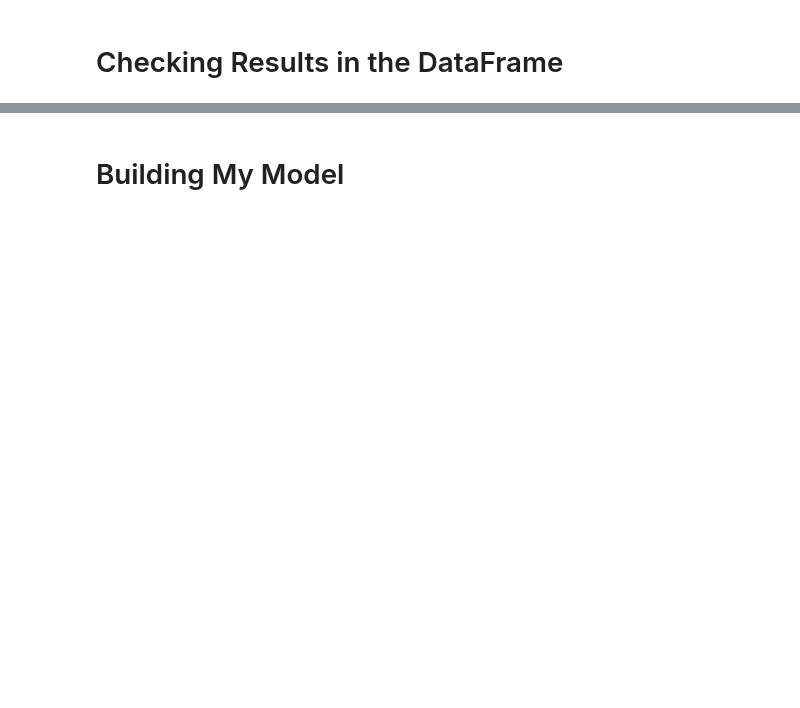
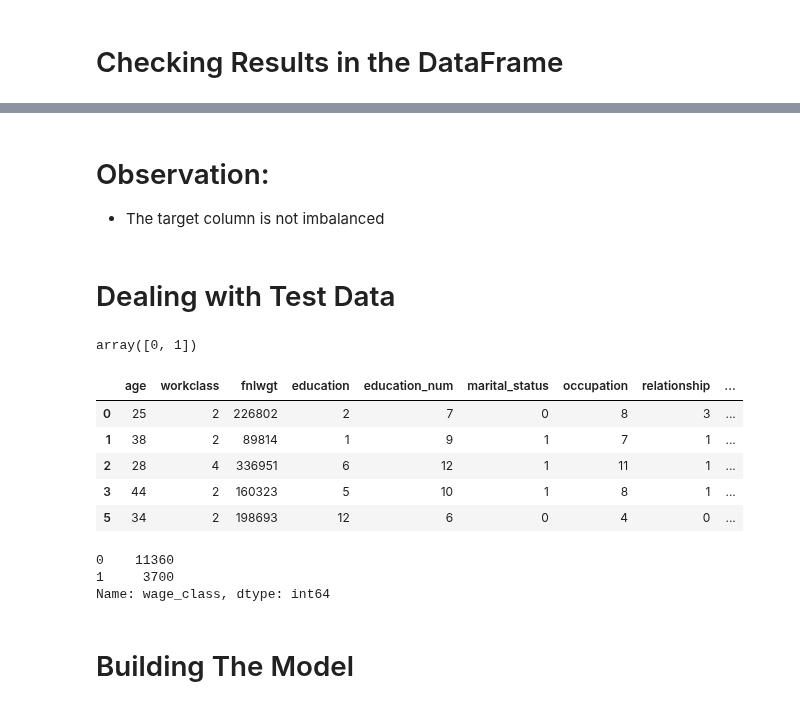
Before and after one commit to RancyChepchirchir/Assignments, a Jupyter notebook: 21.XGBoost_Assignment-2.ipynb, the cells around one changed output, grey strips where cells are left out. Cells and saved outputs as stored; diff of their text form; code cells hidden in the pictures; blank space fills up the shorter version.

Commit message:
building my machine learning model

```diff
--- a/21.XGBoost_Assignment-2.ipynb
+++ b/21.XGBoost_Assignment-2.ipynb
@@ -865,0 +895,3 @@ X_train.head()
+# %% [markdown]
+# Observation:
++ The target column is not imbalanced
@@ -865,0 +900,6 @@ X_train.head()
+# %% [markdown]
+# Dealing with Test Data
+# %%
+X_test.wage_class.unique()
+# %% [output]
+array([0, 1])
@@ -865,0 +908,10 @@ X_train.head()
+# %%
+# Mapping the categorical columns for X_test
+X_test['sex'] = X_test['sex'].map(sex_dict)
+X_test['education'] = X_test['education'].map(education_dict)
+X_test['native_country'] = X_test['native_country'].map(native_country_dict)
+X_test['race'] = X_test['race'].map(race_dict)
+X_test['occupation']=X_test['occupation'].map(occupation_dict)
+X_test['marital_status'] = X_test['marital_status'].map(mar_status_dict)
+X_test['workclass'] = X_test['workclass'].map(workclass_dict)
+X_test['relationship'] = X_test['relationship'].map(relationship_dict)
@@ -866,4 +921,19 @@ X_train.head()
+# %%
+X_test.head()
+# %% [output]
+|  | age | workclass | fnlwgt | education | education_num | marital_status | occupation | relationship | ... |
+| 0 | 25 | 2 | 226802 | 2 | 7 | 0 | 8 | 3 | ... |
+| 1 | 38 | 2 | 89814 | 1 | 9 | 1 | 7 | 1 | ... |
+| 2 | 28 | 4 | 336951 | 6 | 12 | 1 | 11 | 1 | ... |
+| 3 | 44 | 2 | 160323 | 5 | 10 | 1 | 8 | 1 | ... |
+| 5 | 34 | 2 | 198693 | 12 | 6 | 0 | 4 | 0 | ... |
+# %%
+X_test.wage_class.value_counts()
+# %% [output]
+0    11360
+1     3700
+Name: wage_class, dtype: int64
 # %% [markdown]
-# Building My Model
+# Building The Model
 # %%
 from sklearn.model_selection import train_test_split
```
Also changed, not shown: parts of 42 cells of this notebook.
